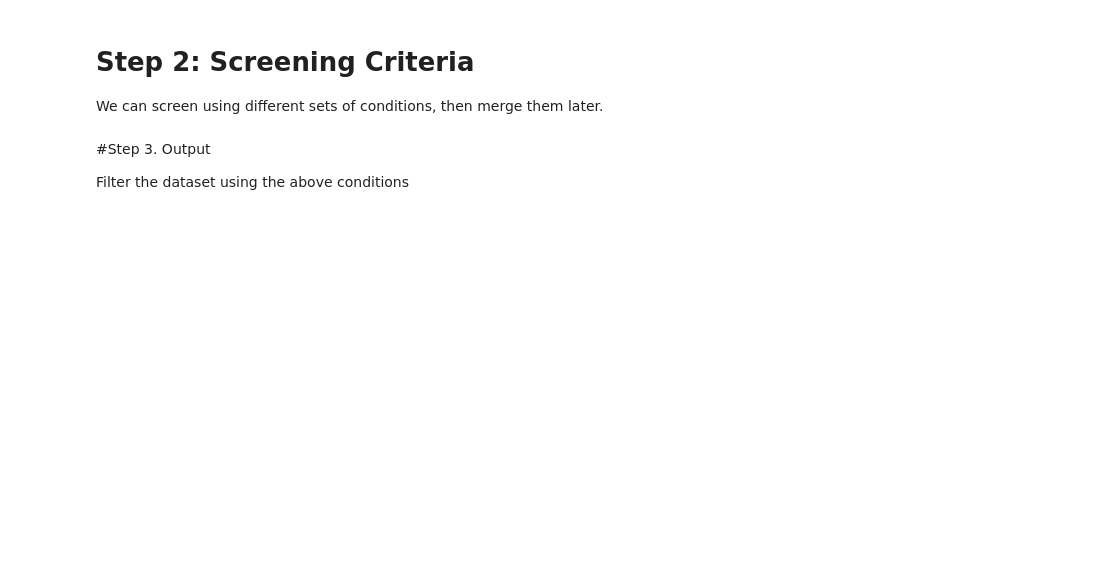
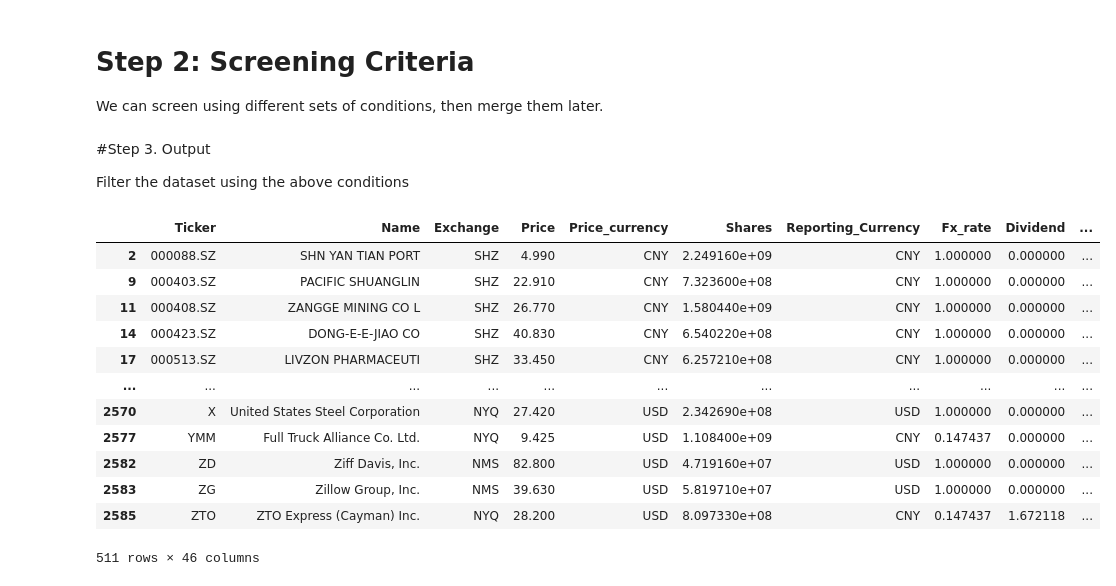
Before and after one commit to JerryChenz/Invest_Proc_Open, a Jupyter notebook: stock_screener.ipynb, the cells around one changed output. Cells and saved outputs as stored; diff of their text form; code cells hidden in the pictures; blank space fills up the shorter version.

```diff
--- a/stock_screener.ipynb
+++ b/stock_screener.ipynb
@@ -35,10 +64,13 @@ ppe_multiple = df['NetPPE'] / df['TotalRevenue']
 
 We can screen using different sets of conditions, then merge them later.
 # %%
-# common fitlering conditions
-common_1 = df['CashAndCashEquivalents'] > df['CurrentDebtAndCapitalLeaseObligation']
-common_2 = lcr >= 0.8
+# common fitlering conditions:
+# 1. Reasonable leverage and Good Liqudity
+common_1 = (core_lcr >= 0.6) & (lcr >= 0.8)
+common_2 = (current_ratio >= 1) & (debt_ratio <= 0.8)
 common_3 = (total_debt / df['CurrentAssets']) < 1.5
-common_4 = df['Avg_Gross_margin'] > 10
-common_5 = capitalization_price > 1000000000
+# 2. Avoid low margin and value trap
+common_4 = capitalization_price > 1000000000
+common_5 = (capitalization_price > 6000000000) & (df['Avg_Gross_margin'] > 10)
+common_6 = (capitalization_price <= 6000000000) & ((dividend_rate > 0.01) | (buyback_rate > 0.01))
 # %%
@@ -57,9 +89,24 @@ Filter the dataset using the above conditions
 # %%
 # filtered by common conditions
 common_df = df
 common_df['EV'] = enterprise_value
 common_df['Dividend rate'] = dividend_rate
 common_df['Buyback rate'] = buyback_rate
-common_df = common_df.loc[common_1 & common_2 & common_3 & common_4]
+common_df['PPE_multiple'] = ppe_multiple
+common_df = common_df.loc[common_1 & common_2 & common_3 & common_4 & (common_5 | common_6)]
 display(common_df)
+# %% [output]
+|  | Ticker | Name | Exchange | Price | Price_currency | Shares | Reporting_Currency | Fx_rate | Dividend | ... |
+| 2 | 000088.SZ | SHN YAN TIAN PORT | SHZ | 4.990 | CNY | 2.249160e+09 | CNY | 1.000000 | 0.000000 | ... |
+| 9 | 000403.SZ | PACIFIC SHUANGLIN | SHZ | 22.910 | CNY | 7.323600e+08 | CNY | 1.000000 | 0.000000 | ... |
+| 11 | 000408.SZ | ZANGGE MINING CO L | SHZ | 26.770 | CNY | 1.580440e+09 | CNY | 1.000000 | 0.000000 | ... |
+| 14 | 000423.SZ | DONG-E-E-JIAO CO | SHZ | 40.830 | CNY | 6.540220e+08 | CNY | 1.000000 | 0.000000 | ... |
+| 17 | 000513.SZ | LIVZON PHARMACEUTI | SHZ | 33.450 | CNY | 6.257210e+08 | CNY | 1.000000 | 0.000000 | ... |
+| ... | ... | ... | ... | ... | ... | ... | ... | ... | ... | ... |
+| 2570 | X | United States Steel Corporation | NYQ | 27.420 | USD | 2.342690e+08 | USD | 1.000000 | 0.000000 | ... |
+| 2577 | YMM | Full Truck Alliance Co. Ltd. | NYQ | 9.425 | USD | 1.108400e+09 | CNY | 0.147437 | 0.000000 | ... |
+| 2582 | ZD | Ziff Davis, Inc. | NMS | 82.800 | USD | 4.719160e+07 | USD | 1.000000 | 0.000000 | ... |
+| 2583 | ZG | Zillow Group, Inc. | NMS | 39.630 | USD | 5.819710e+07 | USD | 1.000000 | 0.000000 | ... |
+| 2585 | ZTO | ZTO Express (Cayman) Inc. | NYQ | 28.200 | USD | 8.097330e+08 | CNY | 0.147437 | 1.672118 | ... |
+511 rows × 46 columns
 # %%
```
Also changed, not shown: parts of 8 cells of this notebook.
